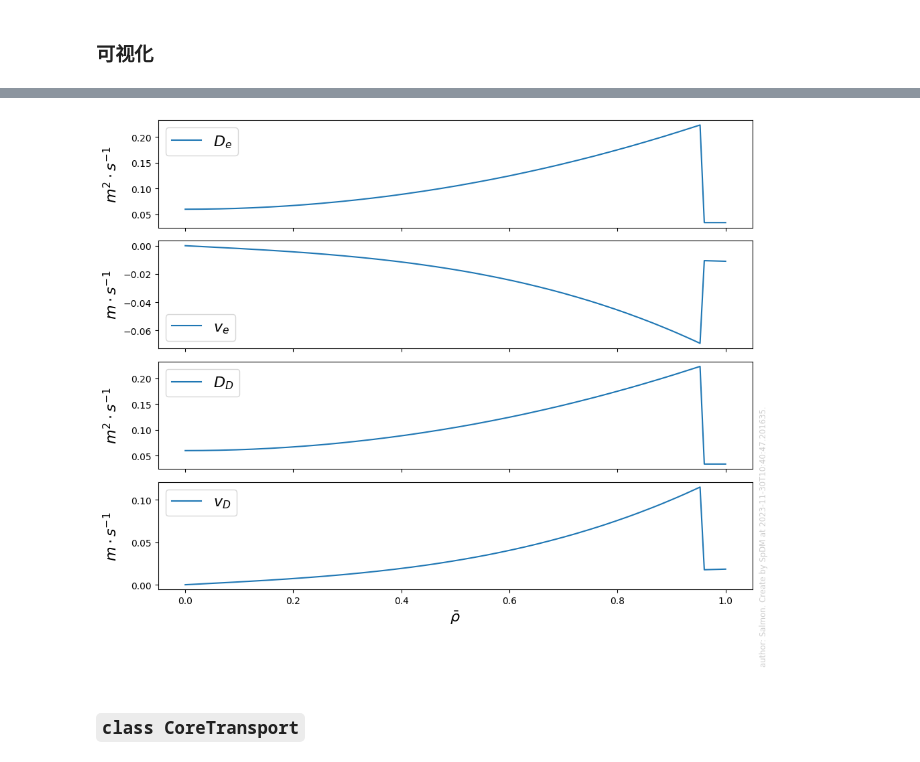
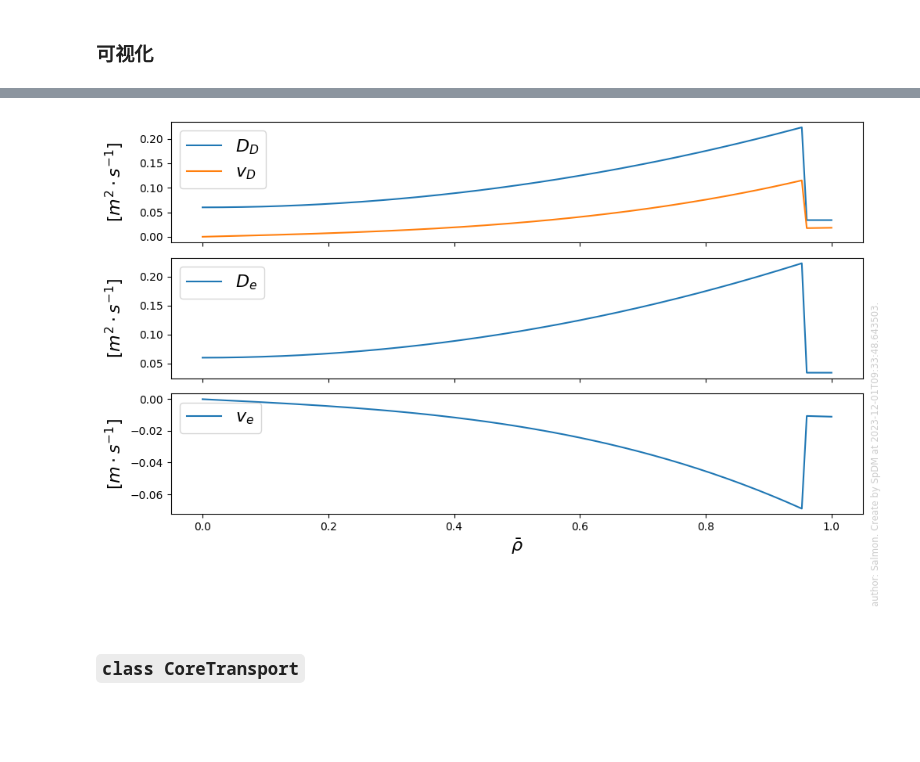
Before and after one commit to fusion-yun/fytok_tutorial, a Jupyter notebook: tutorial/FyTok_module_PhysConcept.ipynb, the cells around one changed output, grey strips where cells are left out. Drawn from its saved outputs; the diff is of its cells as text; code cells hidden in the pictures; blank space fills up the shorter version.

```diff
--- a/tutorial/FyTok_module_PhysConcept.ipynb
+++ b/tutorial/FyTok_module_PhysConcept.ipynb
@@ -211,14 +204,13 @@ import spdm.view.View as sp_view
 
 core_transport_1d = core_transport.model[0].time_slice.current.profiles_1d
 fig = sp_view.plot(
-    sum(
-        [
-            [(ion.particles.d, f"$D_{{{ion.label}}}$"), (ion.particles.v, f"$v_{{{ion.label}}}$")]
-            for ion in core_transport_1d.ion
-        ],
-        [(core_transport_1d.electrons.particles.d, f"$D_e$"), (core_transport_1d.electrons.particles.v, f"$v_e$")],
-    ),
-    x_value=core_transport_1d.grid_d.rho_tor_norm,
+    core_transport_1d.grid_d.rho_tor_norm,
+    *[
+        [(ion.particles.d, f"$D_{{{ion.label}}}$"), (ion.particles.v, f"$v_{{{ion.label}}}$")]
+        for ion in core_transport_1d.ion
+    ],
+    (core_transport_1d.electrons.particles.d, f"$D_e$"),
+    (core_transport_1d.electrons.particles.v, f"$v_e$"),
     x_label=r"$\bar{\rho}$",
     y_label=r"$[m^{-3}]$",
 )
@@ -227,4 +218,4 @@ fig = sp_view.plot(
-[figure, old version]
+[figure, new version]
 # %% [markdown]
 ### `class CoreTransport`
 # %% [markdown]
```
Also changed, not shown: parts of 6 cells of this notebook, 6 other files.
